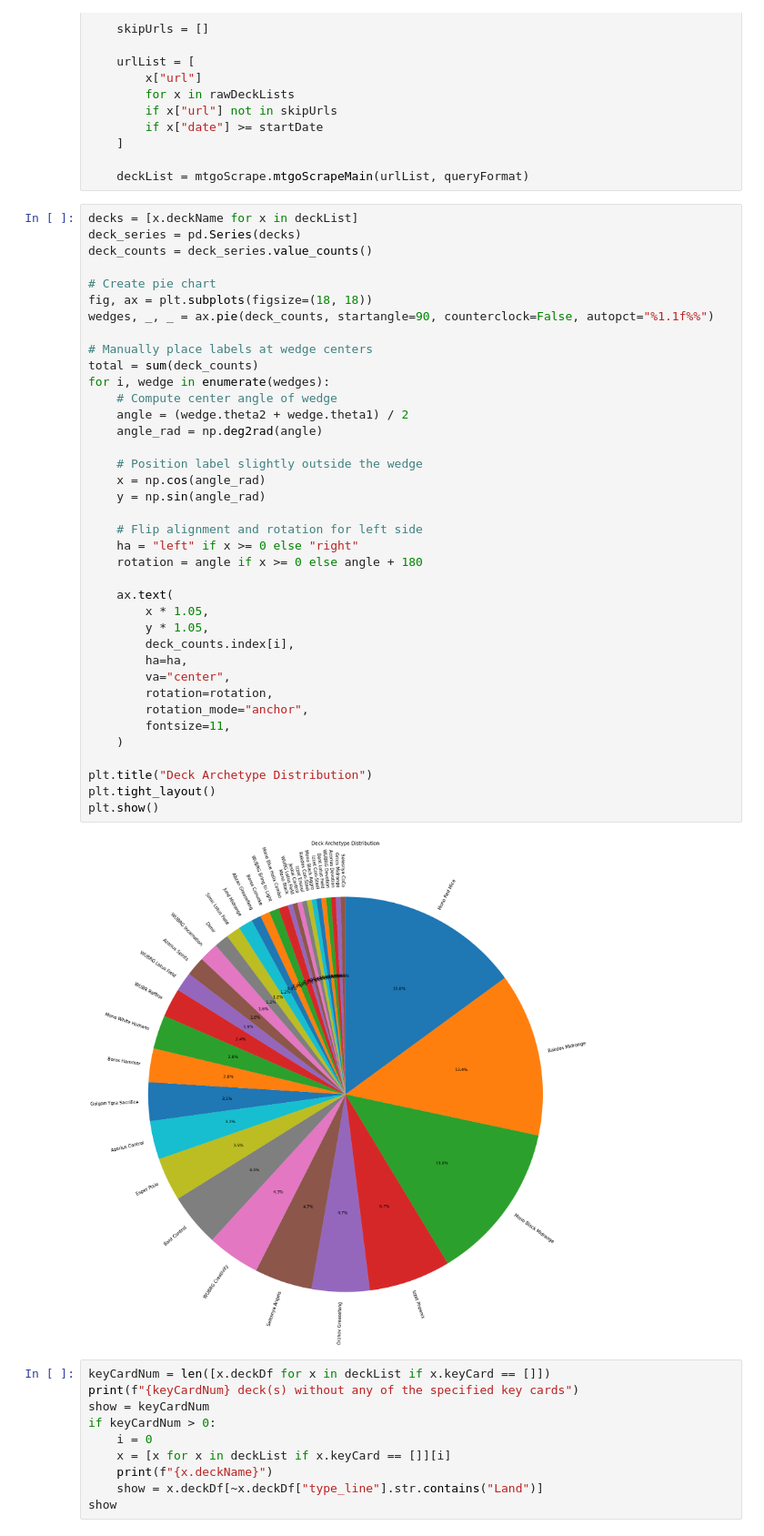
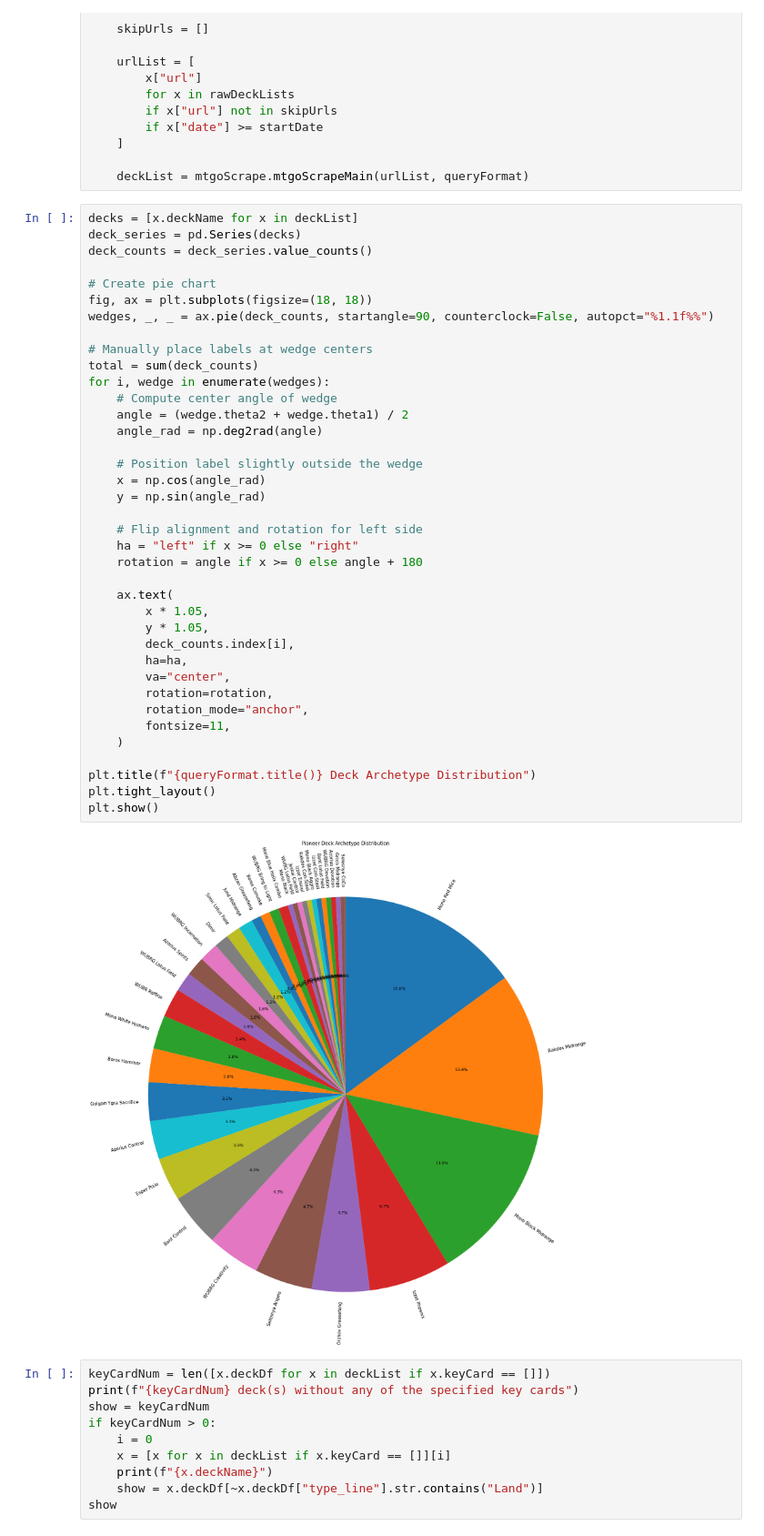
Before and after one commit to kc-nathan-li/mtgo-decklist-scraper, a Jupyter notebook: pio_sandbox.ipynb, the cells around one changed output. Shown at 91% size. Cells and saved outputs as stored; diff of their text form.

```diff
--- a/pio_sandbox.ipynb
+++ b/pio_sandbox.ipynb
@@ -41,35 +41,35 @@ wedges, _, _ = ax.pie(deck_counts, startangle=90, counterclock=False, autopct="%
 
 # Manually place labels at wedge centers
 total = sum(deck_counts)
 for i, wedge in enumerate(wedges):
     # Compute center angle of wedge
     angle = (wedge.theta2 + wedge.theta1) / 2
     angle_rad = np.deg2rad(angle)
 
     # Position label slightly outside the wedge
     x = np.cos(angle_rad)
     y = np.sin(angle_rad)
 
     # Flip alignment and rotation for left side
     ha = "left" if x >= 0 else "right"
     rotation = angle if x >= 0 else angle + 180
 
     ax.text(
         x * 1.05,
         y * 1.05,
         deck_counts.index[i],
         ha=ha,
         va="center",
         rotation=rotation,
         rotation_mode="anchor",
         fontsize=11,
     )
 
-plt.title("Deck Archetype Distribution")
+plt.title(f"{queryFormat.title()} Deck Archetype Distribution")
 plt.tight_layout()
 plt.show()
 # %% [output]
-[figure, old version]
+[figure, new version]
 # %%
 keyCardNum = len([x.deckDf for x in deckList if x.keyCard == []])
 print(f"{keyCardNum} deck(s) without any of the specified key cards")
```
Also changed, not shown: 1 other file.
